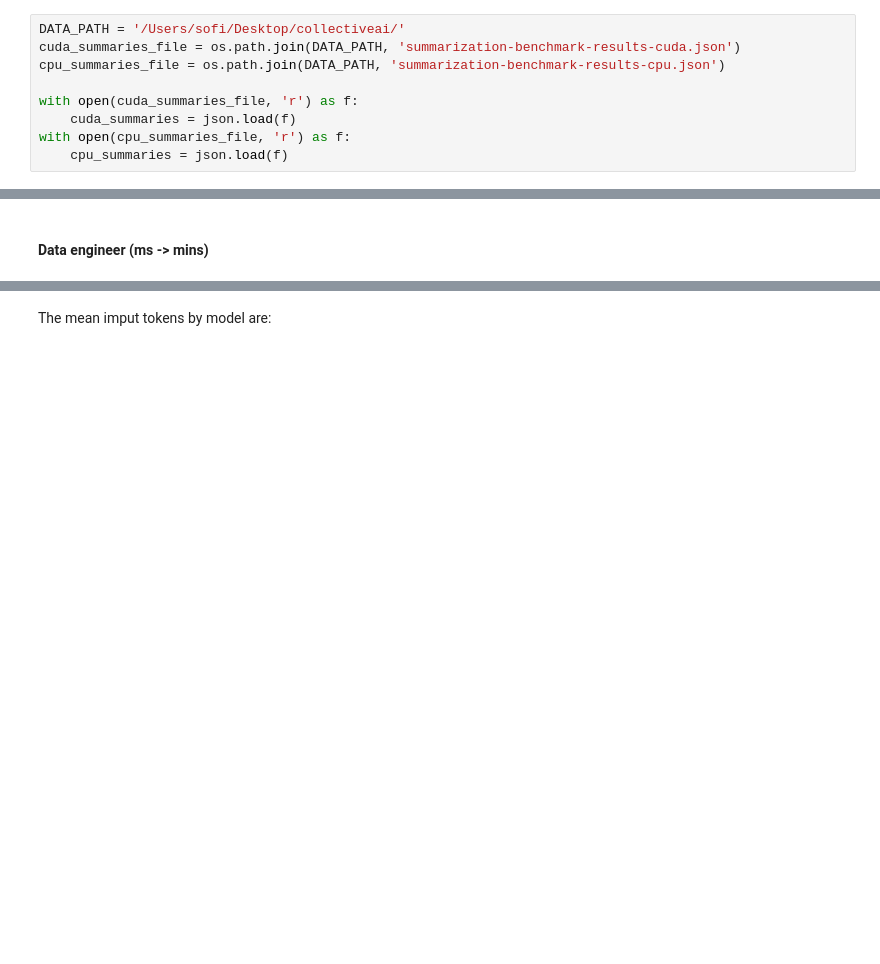
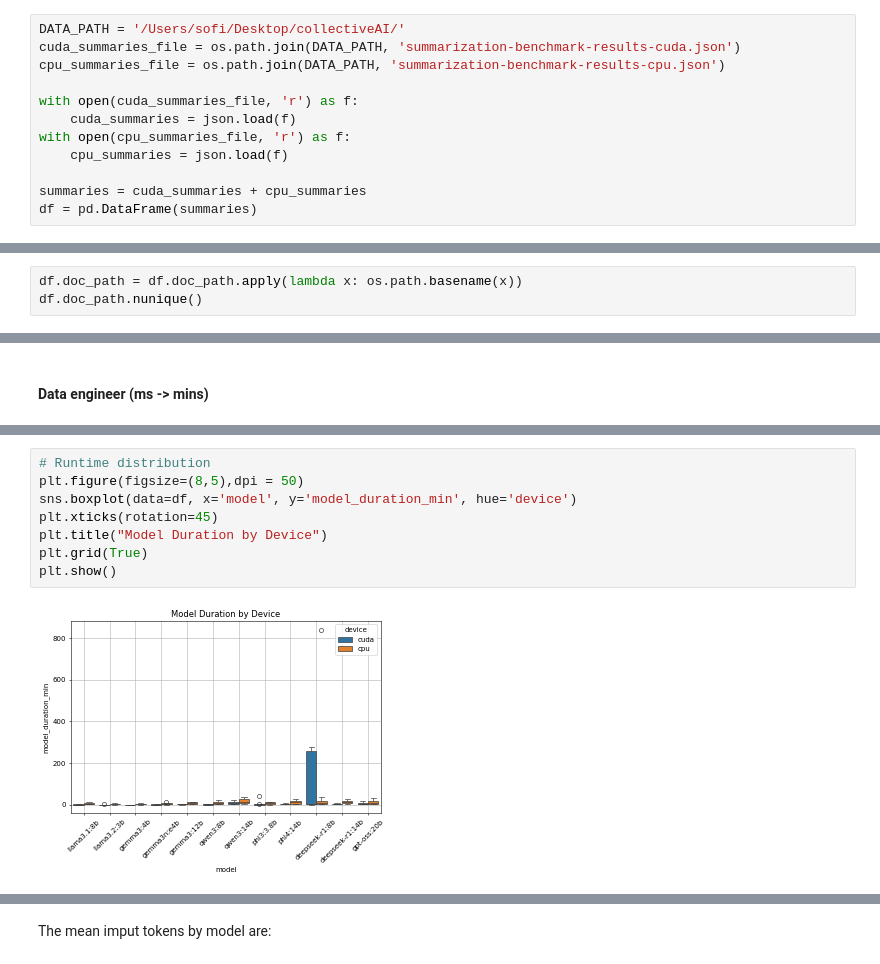
Before and after one commit to AymurAI/backend, a Jupyter notebook: summarization_app/01-statistical-analysis.ipynb, the cells around one changed output, grey strips where cells are left out. Drawn from its saved outputs; the diff is of its cells as text; blank space fills up the shorter version.

Commit message:
🎨 Quantitative and qualitative analysis of summaries: descriptive analysis by features, model comparison, gap analusis (CPU-CUDA), Garbage detection/outliers, analysis by document, visuailzations.

```diff
--- a/summarization_app/01-statistical-analysis.ipynb
+++ b/summarization_app/01-statistical-analysis.ipynb
@@ -32,5 +75,5 @@ import seaborn as sns
 # %%
-DATA_PATH = '/Users/sofi/Desktop/collectiveai/'
+DATA_PATH = '/Users/sofi/Desktop/collectiveAI/'
 cuda_summaries_file = os.path.join(DATA_PATH, 'summarization-benchmark-results-cuda.json')
 cpu_summaries_file = os.path.join(DATA_PATH, 'summarization-benchmark-results-cpu.json')
 
@@ -38,3 +81,6 @@ with open(cuda_summaries_file, 'r') as f:
     cuda_summaries = json.load(f)
 with open(cpu_summaries_file, 'r') as f:
     cpu_summaries = json.load(f)
+
+summaries = cuda_summaries + cpu_summaries
+df = pd.DataFrame(summaries)
@@ -40,0 +91,3 @@ with open(cpu_summaries_file, 'r') as f:
+# %%
+df.doc_path = df.doc_path.apply(lambda x: os.path.basename(x))
+df.doc_path.nunique()
@@ -81,0 +269,10 @@ time_cols
+# %%
+# Runtime distribution
+plt.figure(figsize=(8,5),dpi = 50)
+sns.boxplot(data=df, x='model', y='model_duration_min', hue='device')
+plt.xticks(rotation=45)
+plt.title("Model Duration by Device")
+plt.grid(True)
+plt.show()
+# %% [output]
+[figure, added]
```
Also changed, not shown: parts of 72 cells of this notebook.
